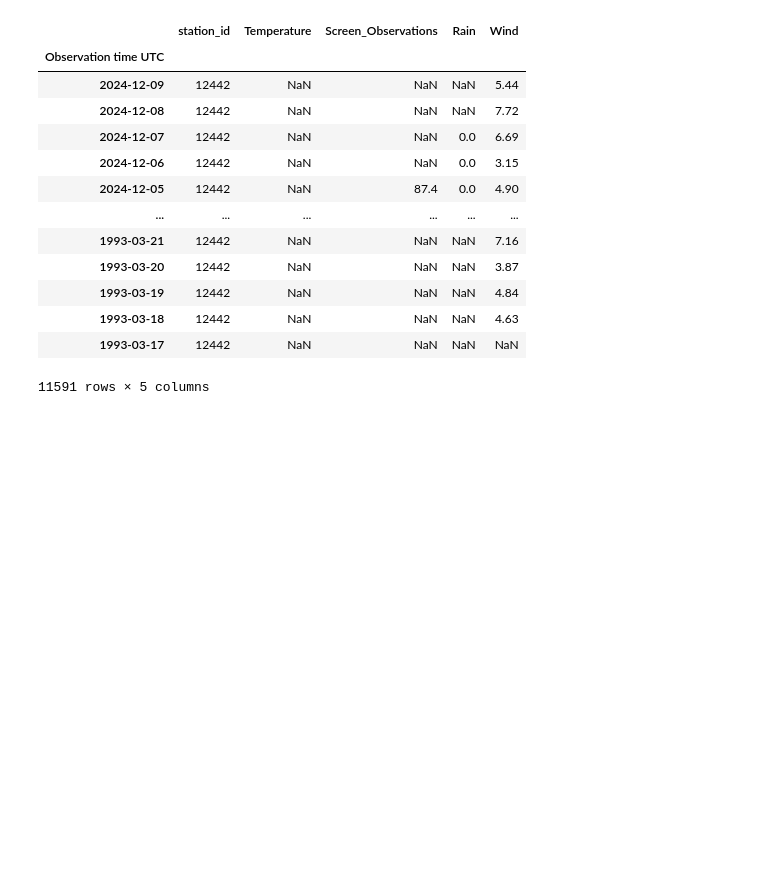
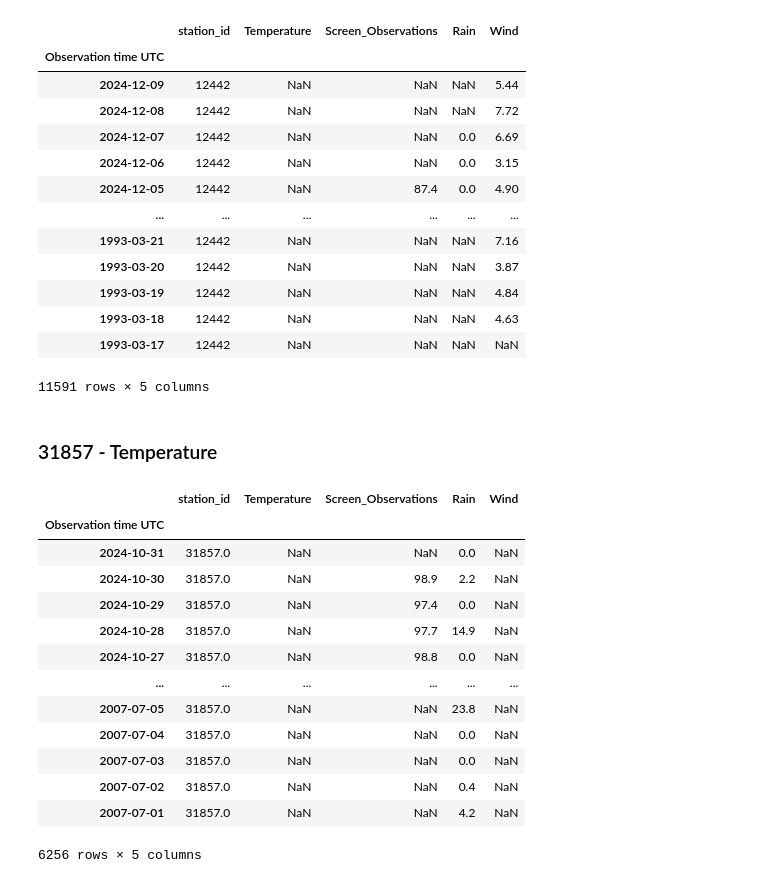
Before and after one commit to aantonov23/clustering-wellington-weather-stations, a Jupyter notebook: st3_filling_missing_values.ipynb, the cells around one changed output. Saved outputs shown, nothing was run; the diff lists cells and outputs as text; code cells hidden in the pictures; blank space fills up the shorter version.

```diff
--- a/st3_filling_missing_values.ipynb
+++ b/st3_filling_missing_values.ipynb
@@ -197,3 +194,30 @@ For example, when doing 'df[col].method(value, inplace=True)', try using 'df.met
 | 1993-03-18 | 12442 | NaN | NaN | NaN | 4.63 |
 | 1993-03-17 | 12442 | NaN | NaN | NaN | NaN |
 11591 rows × 5 columns
+# %% [markdown]
+### 31857 - Temperature
+# %%
+# 31857__Temperature__all_data.csv
+station = 31857
+station_column = 'Temperature'
+duration_param = 'all_data.csv'
+
+df = pd.read_csv(os.path.join(BASE_DATA_PATH, r'stations_filled_all_data', f'{station}.csv'))
+df['Observation time UTC'] = pd.to_datetime(df['Observation time UTC']).dt.date
+df.set_index('Observation time UTC', inplace=True)
+df
+# %% [output]
+|  | station_id | Temperature | Screen_Observations | Rain | Wind |
+| Observation time UTC |  |  |  |  |  |
+| 2024-10-31 | 31857.0 | NaN | NaN | 0.0 | NaN |
+| 2024-10-30 | 31857.0 | NaN | 98.9 | 2.2 | NaN |
+| 2024-10-29 | 31857.0 | NaN | 97.4 | 0.0 | NaN |
+| 2024-10-28 | 31857.0 | NaN | 97.7 | 14.9 | NaN |
+| 2024-10-27 | 31857.0 | NaN | 98.8 | 0.0 | NaN |
+| ... | ... | ... | ... | ... | ... |
+| 2007-07-05 | 31857.0 | NaN | NaN | 23.8 | NaN |
+| 2007-07-04 | 31857.0 | NaN | NaN | 0.0 | NaN |
+| 2007-07-03 | 31857.0 | NaN | NaN | 0.0 | NaN |
+| 2007-07-02 | 31857.0 | NaN | NaN | 0.4 | NaN |
+| 2007-07-01 | 31857.0 | NaN | NaN | 4.2 | NaN |
+6256 rows × 5 columns
```
Also changed, not shown: parts of 10 cells of this notebook, 2 other files.
